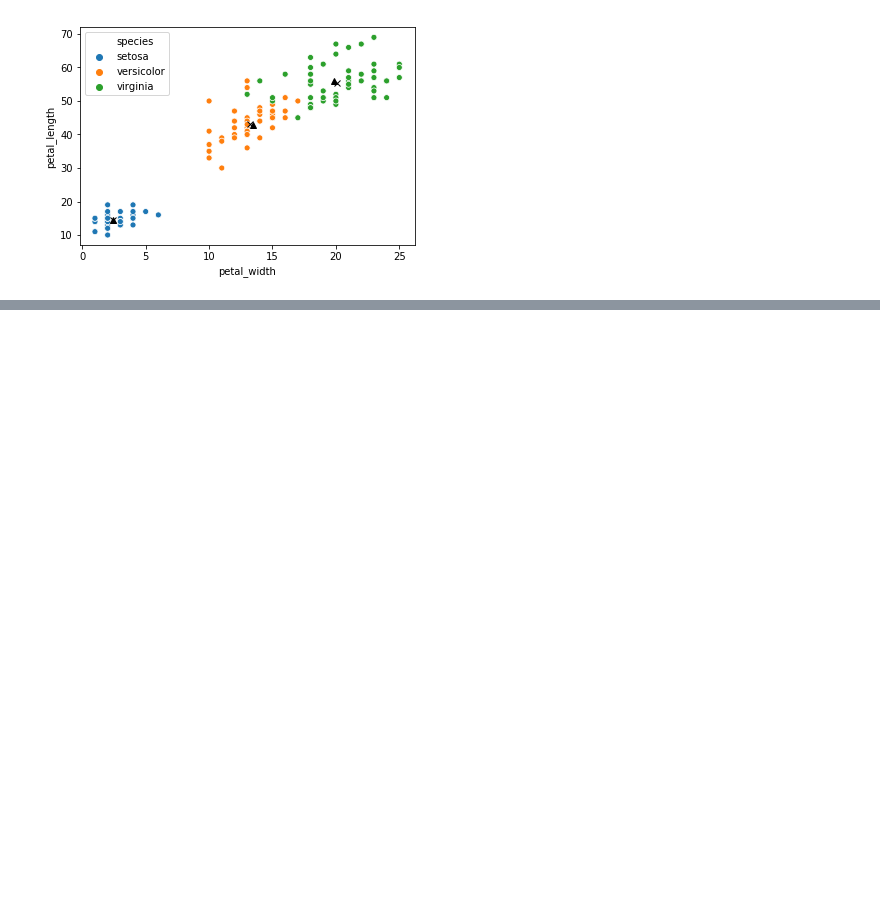
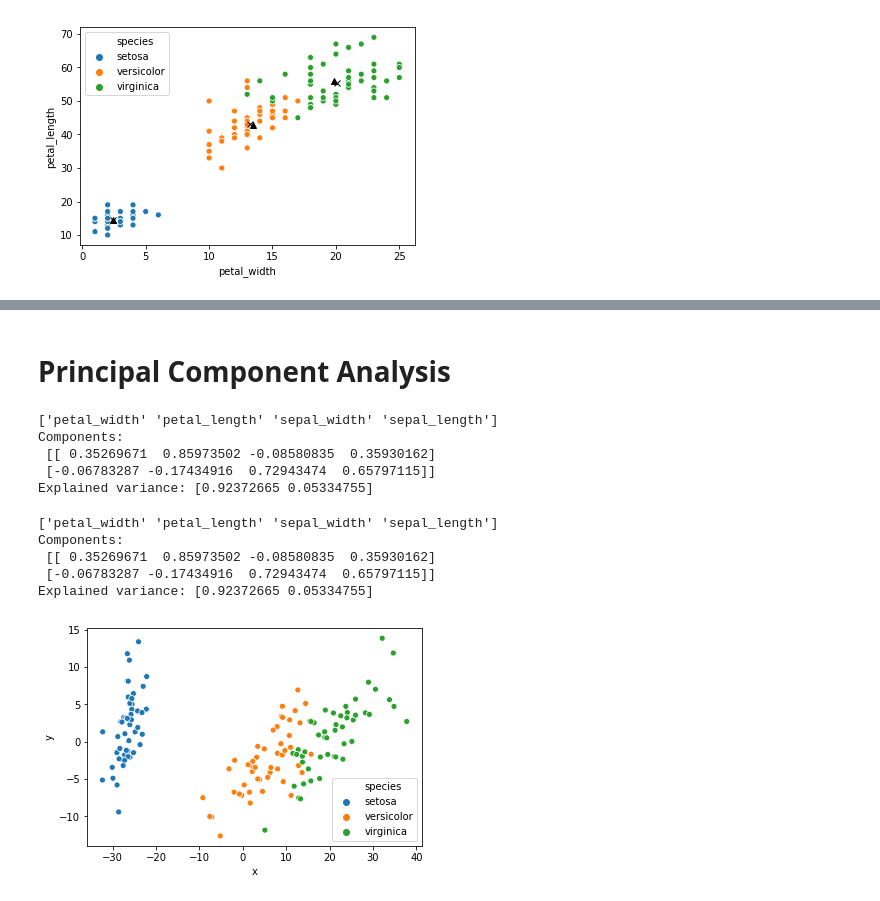
Before and after one commit to thomaspingel/geography_single_shot_notebooks, a Jupyter notebook: Classification.ipynb, the cells around one changed output, grey strips where cells are left out. Cells and saved outputs as stored; diff of their text form; code cells hidden in the pictures; blank space fills up the shorter version.

```diff
--- a/Classification.ipynb
+++ b/Classification.ipynb
@@ -207,0 +209,43 @@ Cohens Kappa: 0.5371428571428571
+# %% [markdown]
+# Principal Component Analysis
+# %%
+# We'll use all four variables:
+X = iris.iloc[:,1:]
+print(X.columns.values)
+
+# Play with n_components here to see how the explained variance for each factor increases or decreases
+pca = PCA(n_components=2)
+pca.fit(X)
+print('Components:\n',pca.components_)
+print('Explained variance:',pca.explained_variance_ratio_)
+# %% [output]
+['petal_width' 'petal_length' 'sepal_width' 'sepal_length']
+Components:
+ [[ 0.35269671  0.85973502 -0.08580835  0.35930162]
+ [-0.06783287 -0.17434916  0.72943474  0.65797115]]
+Explained variance: [0.92372665 0.05334755]
+# %%
+# We'll use all four variables:
+X = iris.iloc[:,1:]
+print(X.columns.values)
+
+pca = PCA(n_components=2)
+pca.fit(X)
+print('Components:\n',pca.components_)
+print('Explained variance:',pca.explained_variance_ratio_)
+
+pca_df = pd.DataFrame()
+pca_df['species'] = iris['species']
+
+projected_data = pca.transform(X)
+pca_df['x'] = projected_data[:,0]
+pca_df['y'] = projected_data[:,1]
+
+_ = seaborn.scatterplot(data=pca_df,x='x',y='y',hue='species')
+# %% [output]
+['petal_width' 'petal_length' 'sepal_width' 'sepal_length']
+Components:
+ [[ 0.35269671  0.85973502 -0.08580835  0.35930162]
+ [-0.06783287 -0.17434916  0.72943474  0.65797115]]
+Explained variance: [0.92372665 0.05334755]
+[figure, added]
```
Also changed, not shown: parts of 8 cells of this notebook.
